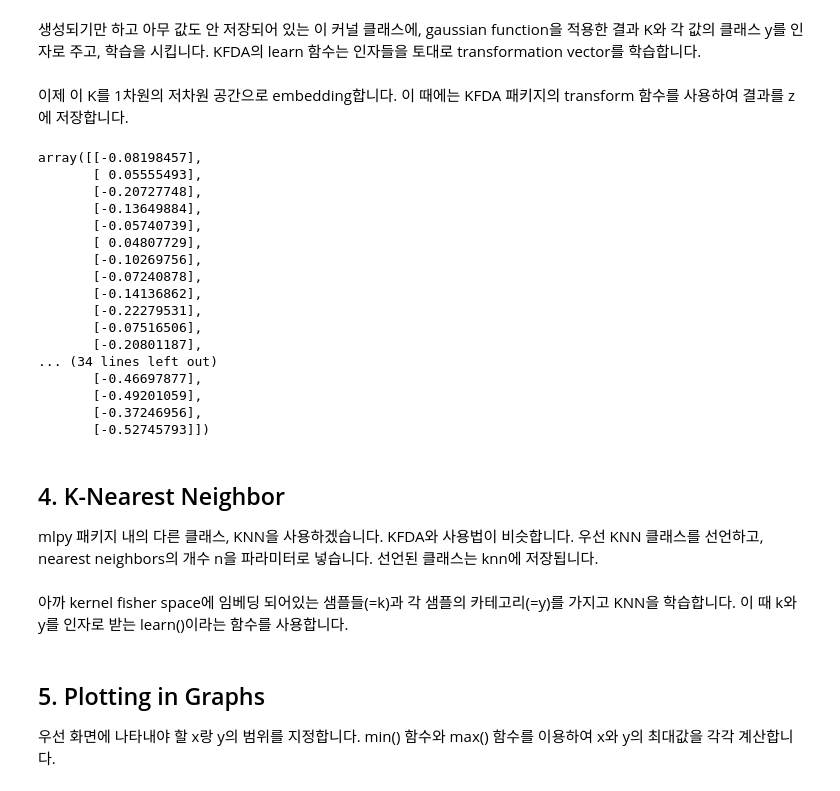
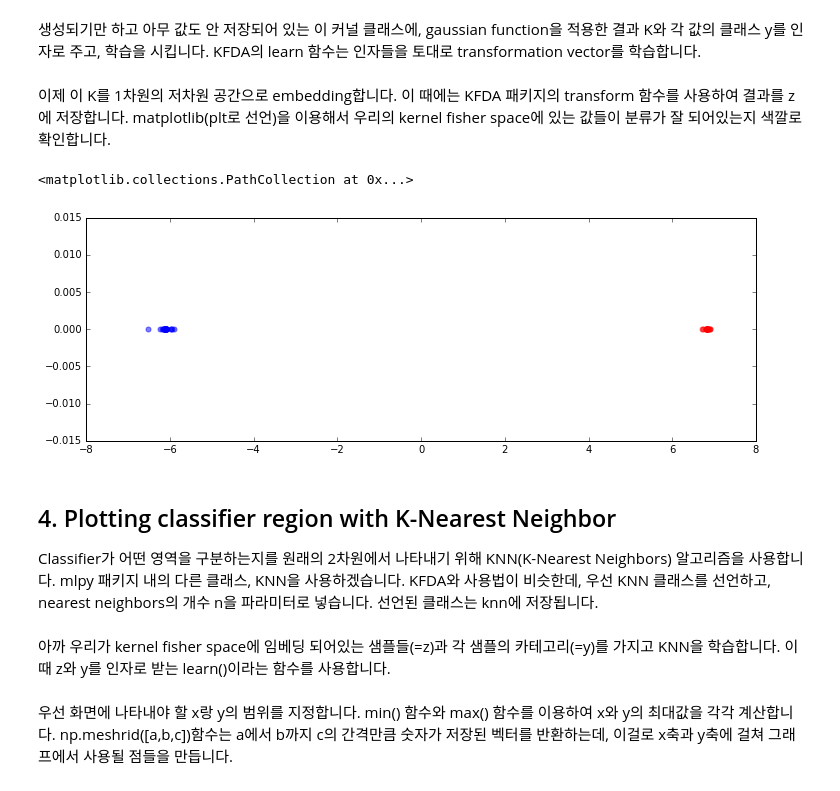
Before and after one commit to mjc92/business_analytics, a Jupyter notebook: KFDA.ipynb, the cells around one changed output. Saved outputs shown, nothing was run; the diff lists cells and outputs as text; code cells hidden in the pictures.

```diff
--- a/KFDA.ipynb
+++ b/KFDA.ipynb
@@ -120,7 +101,7 @@ display(Math(r'K = e^{-||t_i-x_j||^2/ 2 \sigma^2}'))
 # %% [output]
 $$K = e^{-||t_i-x_j||^2/ 2 \sigma^2}$$
 # %%
-K = mlpy.kernel_gaussian(x, x, sigma=3) # compute the kernel matrix
+K = mlpy.kernel_gaussian(x, x, sigma=0.3) # compute the kernel matrix
 
 # 위 줄을 주석처리하고 아래에 있는 주석들 중 하나를 지워서 다른 커널을
 # 사용하셔도 좋습니다
@@ -158,43 +139,29 @@ kfda = mlpy.KFDA(lmb=0.01)
 # %%
 kfda.learn(K, y) # compute the transformation vector
 # %% [markdown]
-이제 이 K를 1차원의 저차원 공간으로 embedding합니다. 이 때에는 KFDA 패키지의 transform 함수를 사용하여 결과를 z에 저장합니다.
+이제 이 K를 1차원의 저차원 공간으로 embedding합니다. 이 때에는 KFDA 패키지의 transform 함수를 사용하여 결과를 z에 저장합니다. matplotlib(plt로 선언)을 이용해서 우리의 kernel fisher space에 있는 값들이 분류가 잘 되어있는지 색깔로 확인합니다.
 # %%
 z = kfda.transform(K) # embedded x into the kernel fisher space
-# %%
-z # z에 저장된 값들.
-# %% [output]
-array([[-0.08198457],
-       [ 0.05555493],
-       [-0.20727748],
-       [-0.13649884],
-       [-0.05740739],
-       [ 0.04807729],
-       [-0.10269756],
-       [-0.07240878],
-       [-0.14136862],
-       [-0.22279531],
-       [-0.07516506],
-       [-0.20801187],
-... (34 lines left out)
-       [-0.46697877],
-       [-0.49201059],
-       [-0.37246956],
-       [-0.52745793]])
+# %%
+plt.figure(figsize=(12,4))
+tmp=np.zeros((len(z),1))
+plt.scatter(z[y==1], tmp[y==1], marker = '.', color = 'r', alpha = 0.5, s = 100)
+plt.scatter(z[y==2], tmp[y==2], marker = '.', color = 'b', alpha = 0.5, s = 100)
+# %% [output]
+<matplotlib.collections.PathCollection at 0x...>
+[figure, added]
 # %% [markdown]
-## 4. K-Nearest Neighbor
+## 4. Plotting classifier region with K-Nearest Neighbor
 
-mlpy 패키지 내의 다른 클래스, KNN을 사용하겠습니다. KFDA와 사용법이 비슷합니다. 우선 KNN 클래스를 선언하고, nearest neighbors의 개수 n을 파라미터로 넣습니다. 선언된 클래스는 knn에 저장됩니다.
+Classifier가 어떤 영역을 구분하는지를 원래의 2차원에서 나타내기 위해 KNN(K-Nearest Neighbors) 알고리즘을 사용합니다. mlpy 패키지 내의 다른 클래스, KNN을 사용하겠습니다. KFDA와 사용법이 비슷한데, 우선 KNN 클래스를 선언하고, nearest neighbors의 개수 n을 파라미터로 넣습니다. 선언된 클래스는 knn에 저장됩니다.
 # %%
 knn = mlpy.KNN(k=5)
 # %% [markdown]
-아까 kernel fisher space에 임베딩 되어있는 샘플들(=k)과 각 샘플의 카테고리(=y)를 가지고 KNN을 학습합니다. 이 때 k와 y를 인자로 받는 learn()이라는 함수를 사용합니다.
+아까 우리가 kernel fisher space에 임베딩 되어있는 샘플들(=z)과 각 샘플의 카테고리(=y)를 가지고 KNN을 학습합니다. 이 때 z와 y를 인자로 받는 learn()이라는 함수를 사용합니다.
 # %%
 knn.learn(z, y) # learn KNN in the kernel fisher space
 # %% [markdown]
-## 5. Plotting in Graphs
-
-우선 화면에 나타내야 할 x랑 y의 범위를 지정합니다. min() 함수와 max() 함수를 이용하여 x와 y의 최대값을 각각 계산합니다.
+우선 화면에 나타내야 할 x랑 y의 범위를 지정합니다. min() 함수와 max() 함수를 이용하여 x와 y의 최대값을 각각 계산합니다. np.meshrid([a,b,c])함수는 a에서 b까지 c의 간격만큼 숫자가 저장된 벡터를 반환하는데, 이걸로 x축과 y축에 걸쳐 그래프에서 사용될 점들을 만듭니다.
 # %%
 xmin, xmax = x[:,0].min()-1, x[:,0].max()+1
 ymin, ymax = x[:,1].min()-1, x[:,1].max()+1
```
Also changed, not shown: parts of 14 cells of this notebook.
